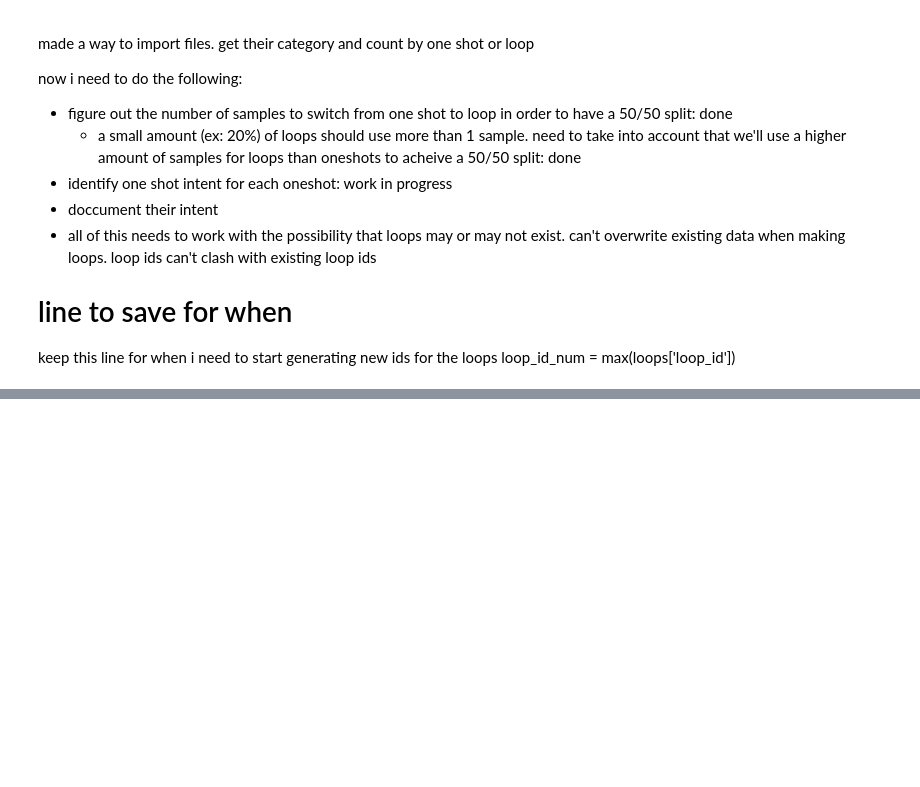
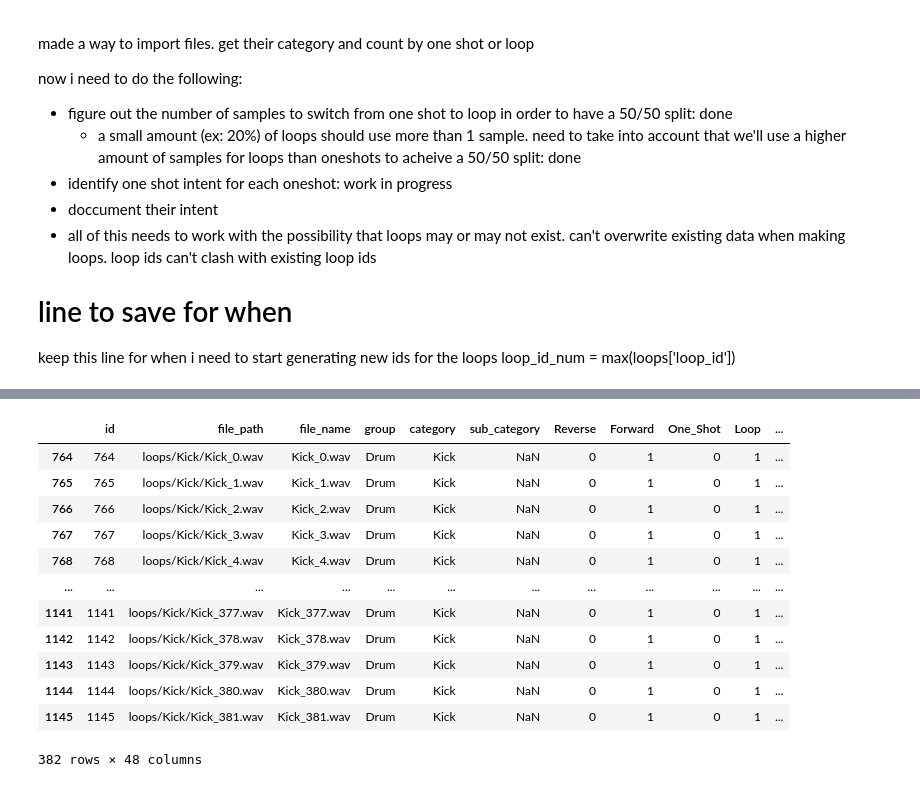
Before and after one commit to GrantCanty/sound_classifier, a Jupyter notebook: loop_manager.ipynb, the cells around one changed output, grey strips where cells are left out. Saved outputs shown, nothing was run; the diff lists cells and outputs as text; code cells hidden in the pictures; blank space fills up the shorter version.

Commit message:
able to loop by sub category. creates unique name for each loop. focusing on how to update existing dataframes now to reflect the new data

```diff
--- a/loop_manager.ipynb
+++ b/loop_manager.ipynb
@@ -118,4 +132,12 @@ Index: []
 # %%
+import loop_generator
+
+importlib.reload(loop_generator)
+
+from loop_generator import LoopGenerator
+gen = LoopGenerator()
+
+
 num_of_loop_units = int(one_to_loop_ratio / loop_unit_multi_sample_pct)
 num_of_loop_samples = math.ceil((one_to_loop_ratio + loop_unit_multi_sample_pct) / loop_unit_multi_sample_pct)
 
@@ -136,21 +158,15 @@ for cat in category_counts:
 
 
         existing_loops['One_Shot_Intent'] = 0
-        existing_loops['Loop_id'] = existing_loops['id']
+        #existing_loops['Loop_id'] = existing_loops['id']
         loops['One_Shot_Intent'] = 0
         loops.reset_index(drop=False, inplace=True)
+
         #print(loops)
+        gen.generate_loops(loops, looping_patterns, num_of_loop_samples, cat)
+        updated_list = tmp.merge(gen.old_files, on='id', how='left')
+        #updated_list = updated_list.merge(ones, on='id', how='left')
 
-        nums = []
-        for index, row in loops.iterrows():
-            nums.append(index)
-            if index % num_of_loop_samples != 0:
-                #print(nums)
-                #print(nums[0], nums[-1])
-                #print(loops[nums[0]:nums[-1]+1]['waveform'])
-                #print(loops[nums[0]:nums[-1]+1]['sample_rate'].to_list())
-                loop = gen.generate_loop(looping_patterns[cat][index % len(looping_patterns[cat])], loops[nums[0]:nums[-1]+1]['waveform'].to_list(), loops[nums[0]:nums[-1]+1]['sample_rate'].to_list(), np.random.randint(70, 180), cat)
-                nums = []
 
 
 
@@ -188,3 +202,19 @@ loops/Kick
+# %%
+gen.new_files[gen.new_files['category'] == 'Kick']
+# %% [output]
+|  | id | file_path | file_name | group | category | sub_category | Reverse | Forward | One_Shot | Loop | ... |
+| 764 | 764 | loops/Kick/Kick_0.wav | Kick_0.wav | Drum | Kick | NaN | 0 | 1 | 0 | 1 | ... |
+| 765 | 765 | loops/Kick/Kick_1.wav | Kick_1.wav | Drum | Kick | NaN | 0 | 1 | 0 | 1 | ... |
+| 766 | 766 | loops/Kick/Kick_2.wav | Kick_2.wav | Drum | Kick | NaN | 0 | 1 | 0 | 1 | ... |
+| 767 | 767 | loops/Kick/Kick_3.wav | Kick_3.wav | Drum | Kick | NaN | 0 | 1 | 0 | 1 | ... |
+| 768 | 768 | loops/Kick/Kick_4.wav | Kick_4.wav | Drum | Kick | NaN | 0 | 1 | 0 | 1 | ... |
+| ... | ... | ... | ... | ... | ... | ... | ... | ... | ... | ... | ... |
+| 1141 | 1141 | loops/Kick/Kick_377.wav | Kick_377.wav | Drum | Kick | NaN | 0 | 1 | 0 | 1 | ... |
+| 1142 | 1142 | loops/Kick/Kick_378.wav | Kick_378.wav | Drum | Kick | NaN | 0 | 1 | 0 | 1 | ... |
+| 1143 | 1143 | loops/Kick/Kick_379.wav | Kick_379.wav | Drum | Kick | NaN | 0 | 1 | 0 | 1 | ... |
+| 1144 | 1144 | loops/Kick/Kick_380.wav | Kick_380.wav | Drum | Kick | NaN | 0 | 1 | 0 | 1 | ... |
+| 1145 | 1145 | loops/Kick/Kick_381.wav | Kick_381.wav | Drum | Kick | NaN | 0 | 1 | 0 | 1 | ... |
+382 rows × 48 columns
 # %%
 loops.loc[2:2]
 # %% [output]
```
Also changed, not shown: parts of 6 cells of this notebook, 1 other file.
